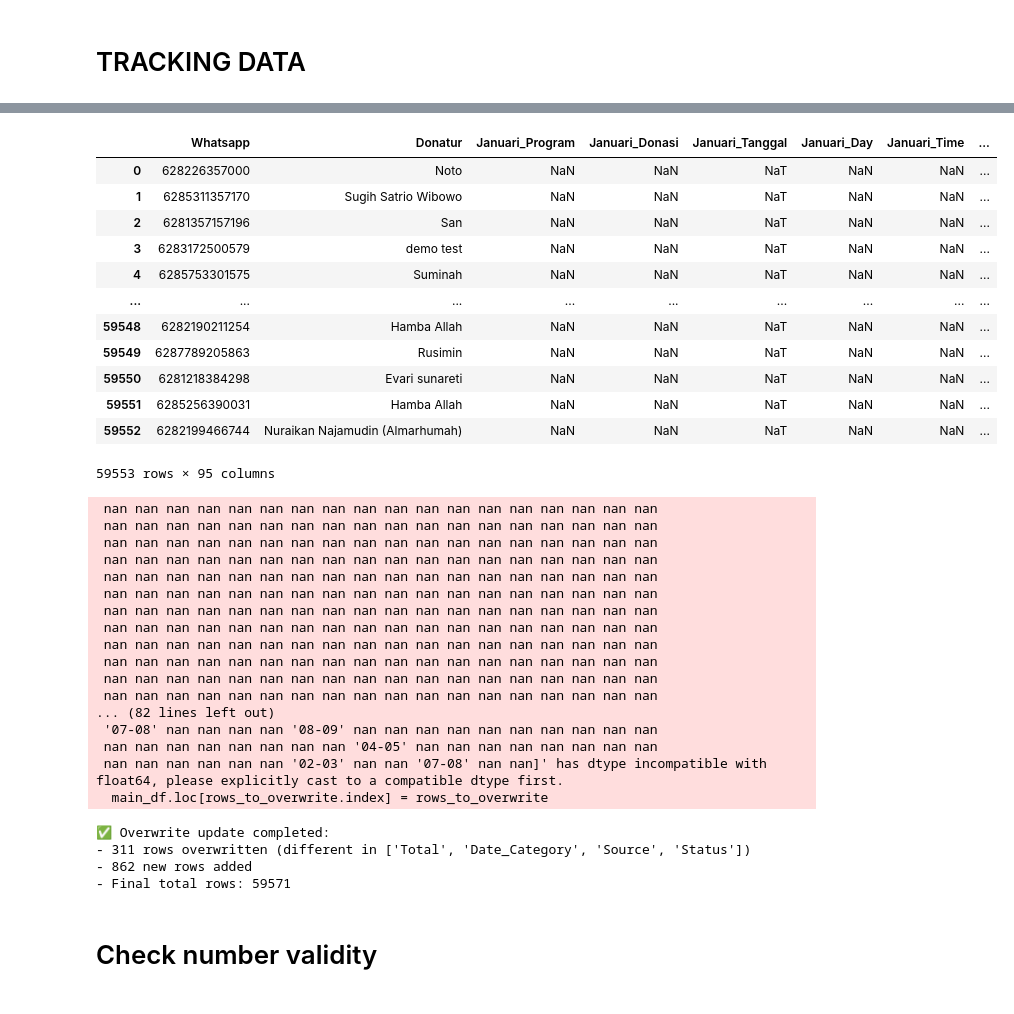
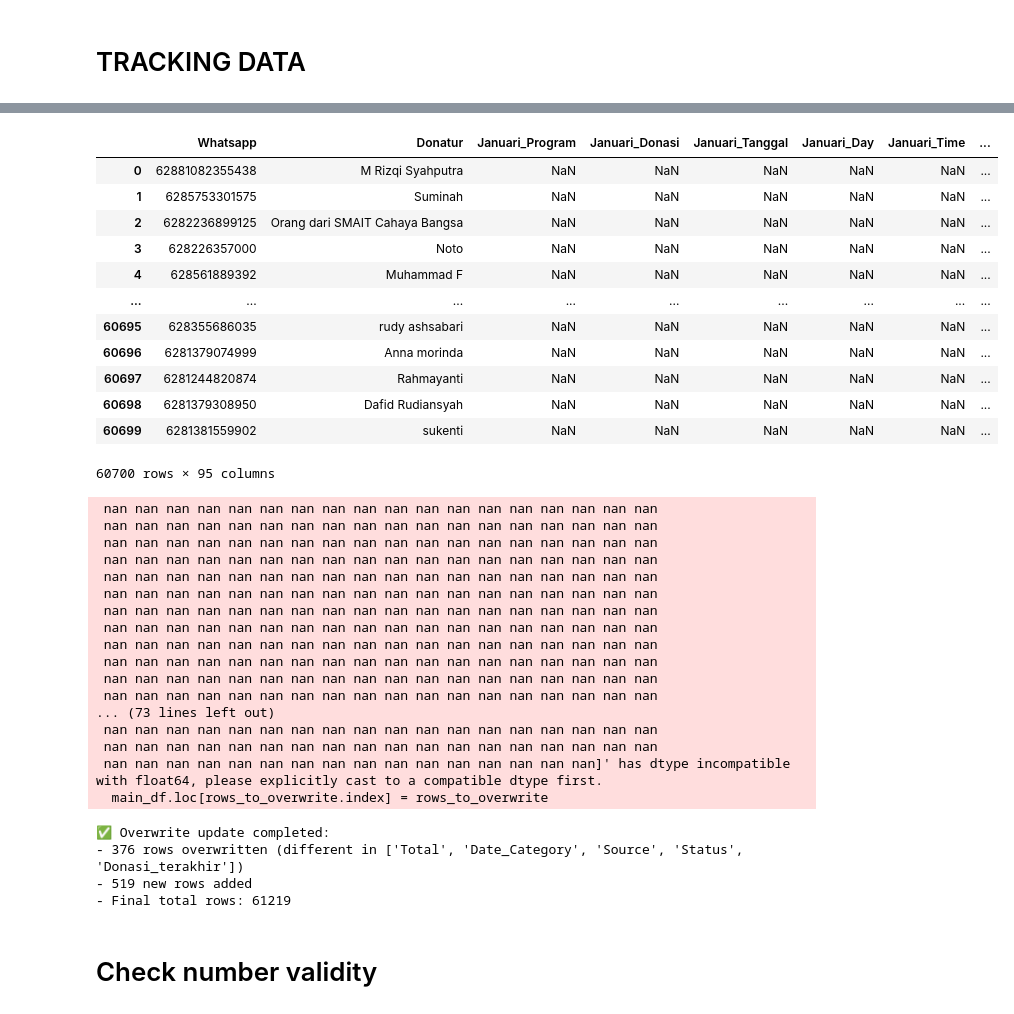
Before and after one commit to frqwuzhere/data_processing_with_python, a Jupyter notebook: untuk_cs/Tracking_Data/tracking copy.ipynb, the cells around one changed output, grey strips where cells are left out. Drawn from its saved outputs; the diff is of its cells as text; code cells hidden in the pictures.

```diff
--- a/untuk_cs/Tracking_Data/tracking copy.ipynb
+++ b/untuk_cs/Tracking_Data/tracking copy.ipynb
@@ -889,21 +874,21 @@ def update_data_himpunan(main_df, updated_df, cols_to_check, key_col="Whatsapp")
 
     return main_df
 # %%
-output
+data_with_rekapan
 # %% [output]
 |  | Whatsapp | Donatur | Januari_Program | Januari_Donasi | Januari_Tanggal | Januari_Day | Januari_Time | ... |
-| 0 | 628226357000 | Noto | NaN | NaN | NaT | NaN | NaN | ... |
-| 1 | 6285311357170 | Sugih Satrio Wibowo | NaN | NaN | NaT | NaN | NaN | ... |
-| 2 | 6281357157196 | San | NaN | NaN | NaT | NaN | NaN | ... |
-| 3 | 6283172500579 | demo test | NaN | NaN | NaT | NaN | NaN | ... |
-| 4 | 6285753301575 | Suminah | NaN | NaN | NaT | NaN | NaN | ... |
+| 0 | 62881082355438 | M Rizqi Syahputra | NaN | NaN | NaN | NaN | NaN | ... |
+| 1 | 6285753301575 | Suminah | NaN | NaN | NaN | NaN | NaN | ... |
+| 2 | 6282236899125 | Orang dari SMAIT Cahaya Bangsa | NaN | NaN | NaN | NaN | NaN | ... |
+| 3 | 628226357000 | Noto | NaN | NaN | NaN | NaN | NaN | ... |
+| 4 | 628561889392 | Muhammad F | NaN | NaN | NaN | NaN | NaN | ... |
 | ... | ... | ... | ... | ... | ... | ... | ... | ... |
-| 59548 | 6282190211254 | Hamba Allah | NaN | NaN | NaT | NaN | NaN | ... |
-| 59549 | 6287789205863 | Rusimin | NaN | NaN | NaT | NaN | NaN | ... |
-| 59550 | 6281218384298 | Evari sunareti | NaN | NaN | NaT | NaN | NaN | ... |
-| 59551 | 6285256390031 | Hamba Allah | NaN | NaN | NaT | NaN | NaN | ... |
-| 59552 | 6282199466744 | Nuraikan Najamudin (Almarhumah) | NaN | NaN | NaT | NaN | NaN | ... |
+| 60695 | 628355686035 | rudy ashsabari | NaN | NaN | NaN | NaN | NaN | ... |
+| 60696 | 6281379074999 | Anna morinda | NaN | NaN | NaN | NaN | NaN | ... |
+| 60697 | 6281244820874 | Rahmayanti | NaN | NaN | NaN | NaN | NaN | ... |
+| 60698 | 6281379308950 | Dafid Rudiansyah | NaN | NaN | NaN | NaN | NaN | ... |
+| 60699 | 6281381559902 | sukenti | NaN | NaN | NaN | NaN | NaN | ... |
-59553 rows × 95 columns
+60700 rows × 95 columns
 # %%
 data_with_rekapan["Whatsapp"] = data_with_rekapan["Whatsapp"].astype(str)
 
@@ -918,7 +903,7 @@ data_with_rekapan_updated = update_data_web(
     main_df=data_with_rekapan,
     updated_df=output,
     key_col="Whatsapp",
-    cols_to_check=["Total","Date_Category","Source","Status"]
+    cols_to_check=["Total","Date_Category","Source","Status","Donasi_terakhir"]
 )
 # %% [output]
  nan nan nan nan nan nan nan nan nan nan nan nan nan nan nan nan nan nan
@@ -933,15 +918,15 @@ data_with_rekapan_updated = update_data_web(
  nan nan nan nan nan nan nan nan nan nan nan nan nan nan nan nan nan nan
  nan nan nan nan nan nan nan nan nan nan nan nan nan nan nan nan nan nan
  nan nan nan nan nan nan nan nan nan nan nan nan nan nan nan nan nan nan
-... (82 lines left out)
- '07-08' nan nan nan nan '08-09' nan nan nan nan nan nan nan nan nan nan
- nan nan nan nan nan nan nan nan '04-05' nan nan nan nan nan nan nan nan
- nan nan nan nan nan nan '02-03' nan nan '07-08' nan nan]' has dtype incompatible with float64, please explicitly cast to a compatible dtype first.
+... (73 lines left out)
+ nan nan nan nan nan nan nan nan nan nan nan nan nan nan nan nan nan nan
+ nan nan nan nan nan nan nan nan nan nan nan nan nan nan nan nan nan nan
+ nan nan nan nan nan nan nan nan nan nan nan nan nan nan nan nan]' has dtype incompatible with float64, please explicitly cast to a compatible dtype first.
   main_df.loc[rows_to_overwrite.index] = rows_to_overwrite
 ✅ Overwrite update completed:
-- 311 rows overwritten (different in ['Total', 'Date_Category', 'Source', 'Status'])
-- 862 new rows added
-- Final total rows: 59571
+- 376 rows overwritten (different in ['Total', 'Date_Category', 'Source', 'Status', 'Donasi_terakhir'])
+- 519 new rows added
+- Final total rows: 61219
 # %%
 duplicates = data_with_rekapan_updated[data_with_rekapan_updated['Whatsapp'].duplicated(keep=False)]
 
```
Also changed, not shown: parts of 39 cells of this notebook, 22 other files.
